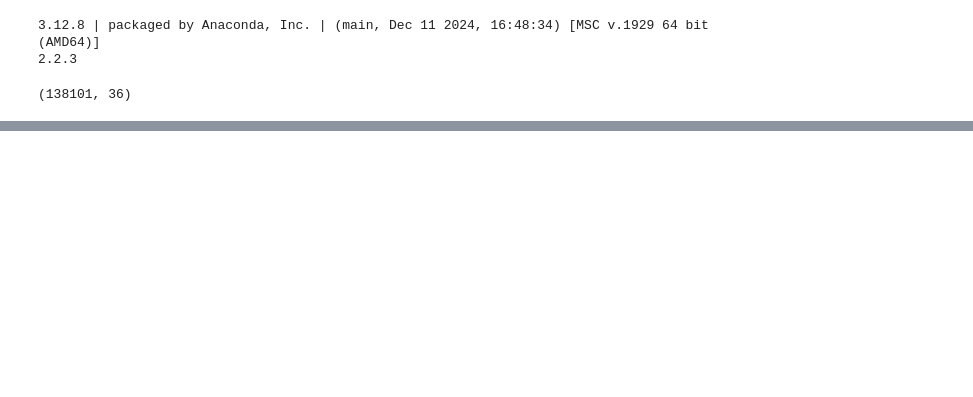
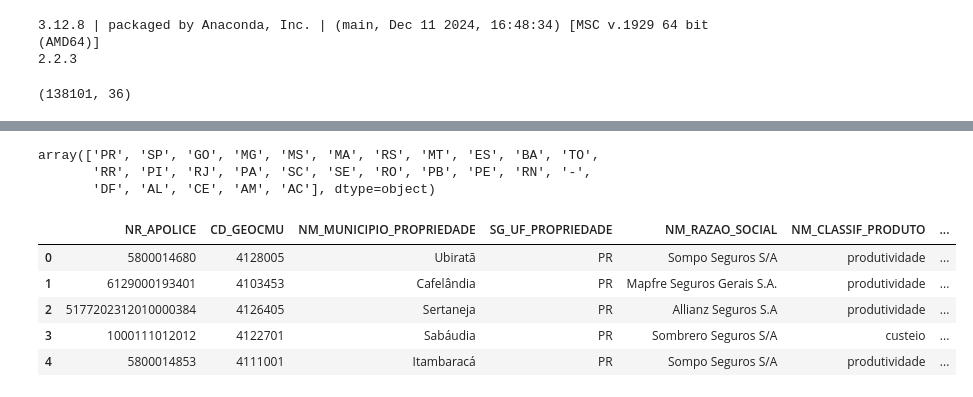
Before and after one commit to AlanthiasCO/seguro_rural_2024, a Jupyter notebook: etapa_etl.ipynb, the cells around one changed output, grey strips where cells are left out. Saved outputs shown, nothing was run; the diff lists cells and outputs as text; code cells hidden in the pictures; blank space fills up the shorter version.

```diff
--- a/etapa_etl.ipynb
+++ b/etapa_etl.ipynb
@@ -294,6 +34,0 @@ dtype: int64
-# %%
-# Substituir faltantes por algum valor (se for necessário):
-df_br = df_br.fillna(0)
-# %%
-# Substituir faltantes de uma variável pela média dessa variável (se for necessário)
-df_br['VL_PREMIO_LIQUIDO'] = df_br['VL_PREMIO_LIQUIDO'].fillna(df_br['VL_PREMIO_LIQUIDO'].mean())
@@ -424,0 +42,3 @@ df['NM_CULTURA_GLOBAL'] = df['NM_CULTURA_GLOBAL'].str.strip()
+# %%
+colunas_drop = ['LATITUDE', 'NR_GRAU_LAT', 'NR_MIN_LAT', 'NR_SEG_LAT', 'LONGITUDE', 'NR_GRAU_LONG', 'NR_MIN_LONG', 'NR_SEG_LONG', 'NR_DECIMAL_LATITUDE', 'NR_DECIMAL_LONGITUDE']
+df_br.drop(columns=colunas_drop, inplace=True)
@@ -424,0 +151,10 @@ df['NM_CULTURA_GLOBAL'] = df['NM_CULTURA_GLOBAL'].str.strip()
+# %%
+df_br.columns
+
+df_br = df_br[['NR_APOLICE', 'CD_GEOCMU', 'NM_MUNICIPIO_PROPRIEDADE', 'SG_UF_PROPRIEDADE',
+               'NM_RAZAO_SOCIAL', 'NM_CLASSIF_PRODUTO', 'NM_CULTURA_GLOBAL',
+               'NR_AREA_TOTAL', 'NR_ANIMAL', 'NR_PRODUTIVIDADE_ESTIMADA',
+               'NR_PRODUTIVIDADE_SEGURADA', 'NivelDeCobertura', 'VL_LIMITE_GARANTIA',
+               'VL_PREMIO_LIQUIDO', 'PE_TAXA', 'VL_SUBVENCAO_FEDERAL', 'CD_PROCESSO_SUSEP',
+               'NR_PROPOSTA', 'ID_PROPOSTA', 'DT_PROPOSTA', 'DT_INICIO_VIGENCIA', 'DT_FIM_VIGENCIA',
+               'NM_SEGURADO', 'NR_DOCUMENTO_SEGURADO', 'DT_APOLICE', 'ANO_APOLICE']]
@@ -424,0 +189,18 @@ df['NM_CULTURA_GLOBAL'] = df['NM_CULTURA_GLOBAL'].str.strip()
+# %%
+# visualizar os valores únicos da variável 'uf'
+df_br['SG_UF_PROPRIEDADE'].unique()
+# %% [output]
+array(['PR', 'SP', 'GO', 'MG', 'MS', 'MA', 'RS', 'MT', 'ES', 'BA', 'TO',
+       'RR', 'PI', 'RJ', 'PA', 'SC', 'SE', 'RO', 'PB', 'PE', 'RN', '-',
+       'DF', 'AL', 'CE', 'AM', 'AC'], dtype=object)
+# %%
+df = df_br[df_br['SG_UF_PROPRIEDADE'] == 'PR']
+df = df.reset_index(drop=True) # iniciar os índices em 0
+df.head(5)
+# %% [output]
+|  | NR_APOLICE | CD_GEOCMU | NM_MUNICIPIO_PROPRIEDADE | SG_UF_PROPRIEDADE | NM_RAZAO_SOCIAL | NM_CLASSIF_PRODUTO | ... |
+| 0 | 5800014680 | 4128005 | Ubiratã | PR | Sompo Seguros S/A | produtividade | ... |
+| 1 | 6129000193401 | 4103453 | Cafelândia | PR | Mapfre Seguros Gerais S.A. | produtividade | ... |
+| 2 | 5177202312010000384 | 4126405 | Sertaneja | PR | Allianz Seguros S.A | produtividade | ... |
+| 3 | 1000111012012 | 4122701 | Sabáudia | PR | Sombrero Seguros S/A | custeio | ... |
+| 4 | 5800014853 | 4111001 | Itambaracá | PR | Sompo Seguros S/A | produtividade | ... |
```
Also changed, not shown: parts of 49 cells of this notebook, 1 other file.
